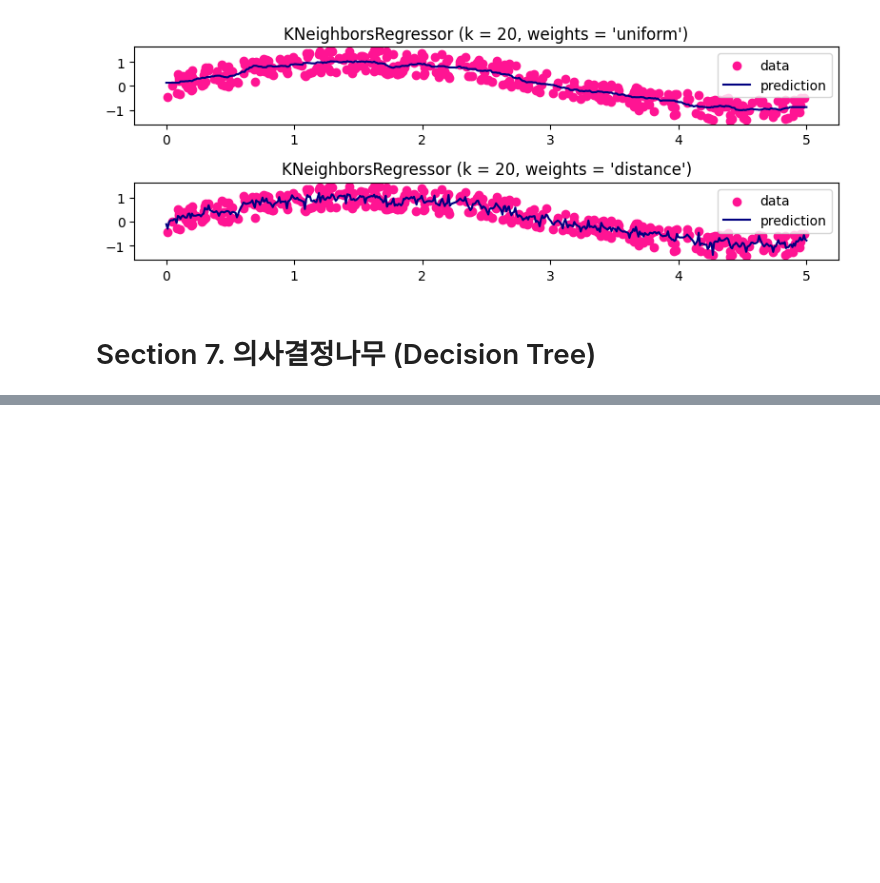
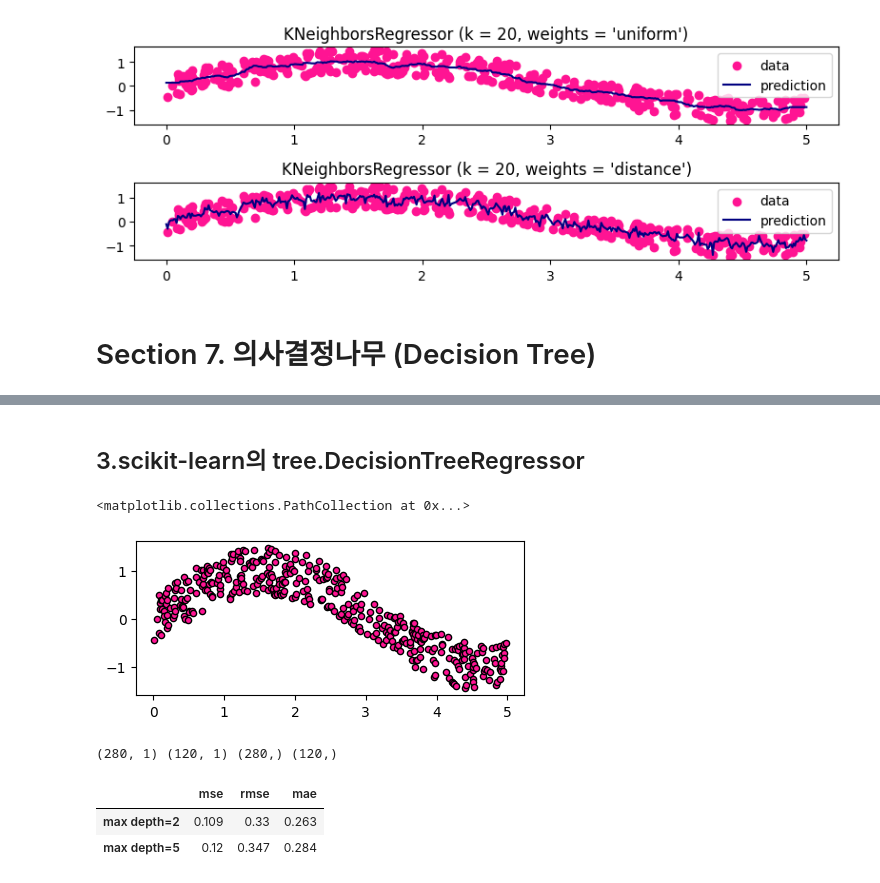
Before and after one commit to BeBrave-BeHumble/Machine_Learning, a Jupyter notebook: ADP/Chapter_6_머신러닝_지도학습part2.ipynb, the cells around one changed output, grey strips where cells are left out. Saved outputs shown, nothing was run; the diff lists cells and outputs as text; code cells hidden in the pictures; blank space fills up the shorter version.

```diff
--- a/ADP/Chapter_6_머신러닝_지도학습part2.ipynb
+++ b/ADP/Chapter_6_머신러닝_지도학습part2.ipynb
@@ -360,0 +517,48 @@ plt.show()
+# %% [markdown]
+## 3.scikit-learn의 tree.DecisionTreeRegressor
+# %%
+# 임의의 샘플 데이터 생성
+np.random.seed(56)
+X = np.sort(5 * np.random.rand(400, 1), axis = 0)
+T = np.linspace(0, 5, 500)[:, np.newaxis]
+y = np.sin(X).ravel()
+y[::1] += 1 * (0.5 - np.random.rand(400))
+plt.figure(figsize = (5, 2))
+plt.scatter(X, y, s = 20, edgecolor = 'black', c = 'deeppink', label = 'data')
+# %% [output]
+<matplotlib.collections.PathCollection at 0x...>
+[figure, added]
+# %%
+train_x, test_x, train_y, test_y = train_test_split(X, y, test_size = 0.3, random_state = 56)
+print(train_x.shape, test_x.shape, train_y.shape, test_y.shape)
+# %% [output]
+(280, 1) (120, 1) (280,) (120,)
+# %%
+from sklearn.tree import DecisionTreeRegressor
+from sklearn.metrics import mean_squared_error, mean_absolute_error
+tree1 = DecisionTreeRegressor(max_depth = 2)
+tree2 = DecisionTreeRegressor(max_depth = 5)
+
+# 두 모델 성능 비교
+pred1 = tree1.fit(train_x, train_y).predict(test_x) # pred
+pred2 = tree2.fit(train_x, train_y).predict(test_x) # pred
+
+preds = [pred1, pred2]
+weights = ['max depth=2', 'max depth=5']
+evls = ['mse', 'rmse', 'mae']
+results = pd.DataFrame(index = weights, columns = evls)
+
+for pred, k in zip(preds, weights) :
+    mse = mean_squared_error(test_y, pred)
+    mae = mean_absolute_error(test_y, pred)
+    rmse = np.sqrt(mse)
+
+    results.loc[k]['mse'] = round(mse, 3)
+    results.loc[k]['rmse'] = round(rmse, 3)
+    results.loc[k]['mae'] = round(mae, 3)
+
+results
+# %% [output]
+|  | mse | rmse | mae |
+| max depth=2 | 0.109 | 0.33 | 0.263 |
+| max depth=5 | 0.12 | 0.347 | 0.284 |
```
Also changed, not shown: parts of 14 cells of this notebook.
